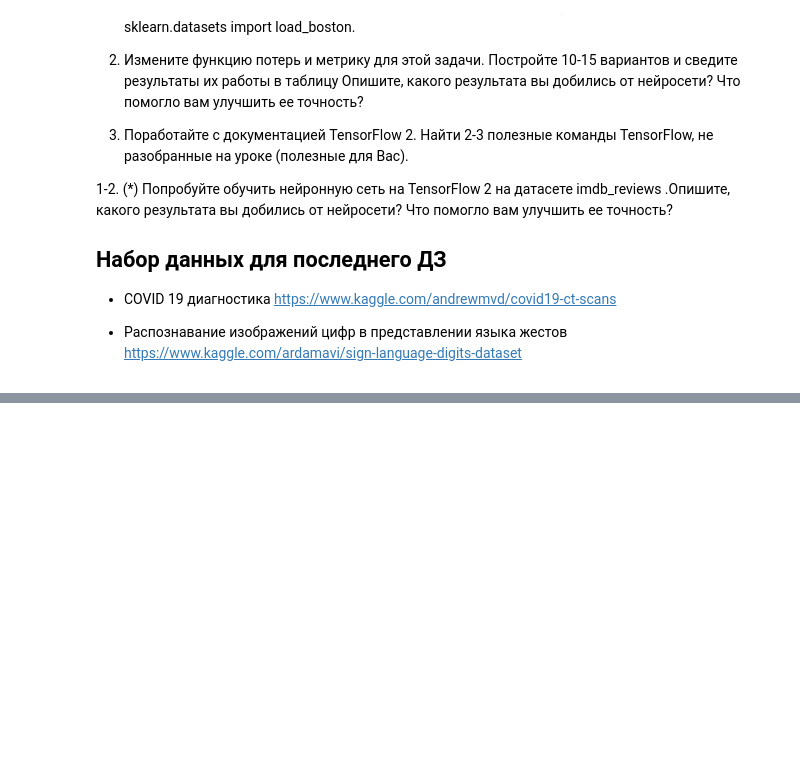
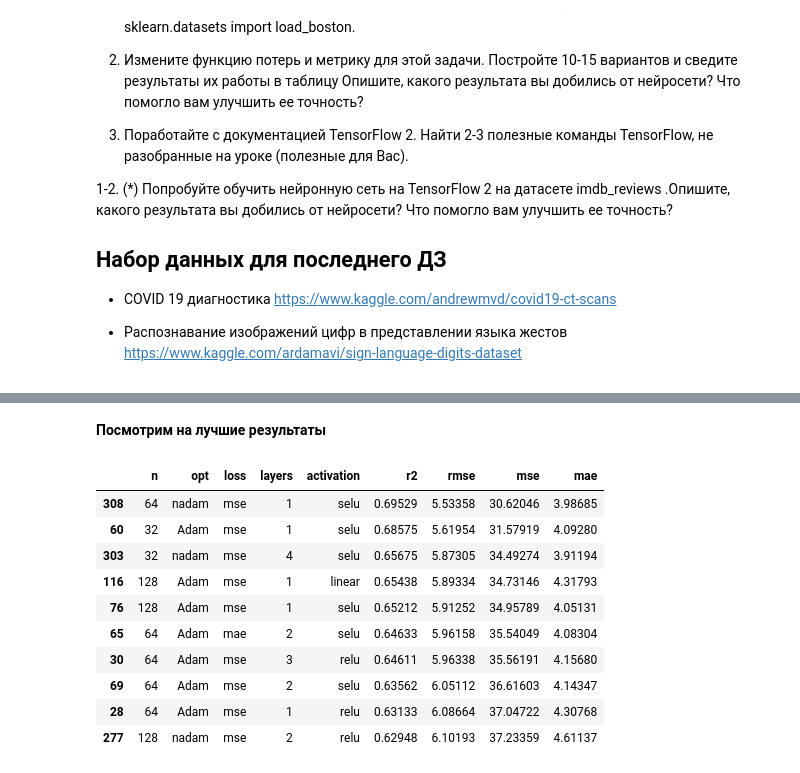
Before and after one commit to ViktorOtroschenko/Introduction_to_Neural_Networks, a Jupyter notebook: Lesson3.ipynb, the cells around one changed output, grey strips where cells are left out. Cells and saved outputs as stored; diff of their text form; code cells hidden in the pictures; blank space fills up the shorter version.

```diff
--- a/Lesson3.ipynb
+++ b/Lesson3.ipynb
@@ -24,0 +187,17 @@
+# %% [markdown]
+__Посмотрим на лучшие результаты__
+# %%
+result = pd.DataFrame(results).sort_values('r2', ascending=False)
+result.head(10)
+# %% [output]
+|  | n | opt | loss | layers | activation | r2 | rmse | mse | mae |
+| 308 | 64 | nadam | mse | 1 | selu | 0.69529 | 5.53358 | 30.62046 | 3.98685 |
+| 60 | 32 | Adam | mse | 1 | selu | 0.68575 | 5.61954 | 31.57919 | 4.09280 |
+| 303 | 32 | nadam | mse | 4 | selu | 0.65675 | 5.87305 | 34.49274 | 3.91194 |
+| 116 | 128 | Adam | mse | 1 | linear | 0.65438 | 5.89334 | 34.73146 | 4.31793 |
+| 76 | 128 | Adam | mse | 1 | selu | 0.65212 | 5.91252 | 34.95789 | 4.05131 |
+| 65 | 64 | Adam | mae | 2 | selu | 0.64633 | 5.96158 | 35.54049 | 4.08304 |
+| 30 | 64 | Adam | mse | 3 | relu | 0.64611 | 5.96338 | 35.56191 | 4.15680 |
+| 69 | 64 | Adam | mse | 2 | selu | 0.63562 | 6.05112 | 36.61603 | 4.14347 |
+| 28 | 64 | Adam | mse | 1 | relu | 0.63133 | 6.08664 | 37.04722 | 4.30768 |
+| 277 | 128 | nadam | mse | 2 | relu | 0.62948 | 6.10193 | 37.23359 | 4.61137 |
```
Also changed, not shown: parts of 20 cells of this notebook.
